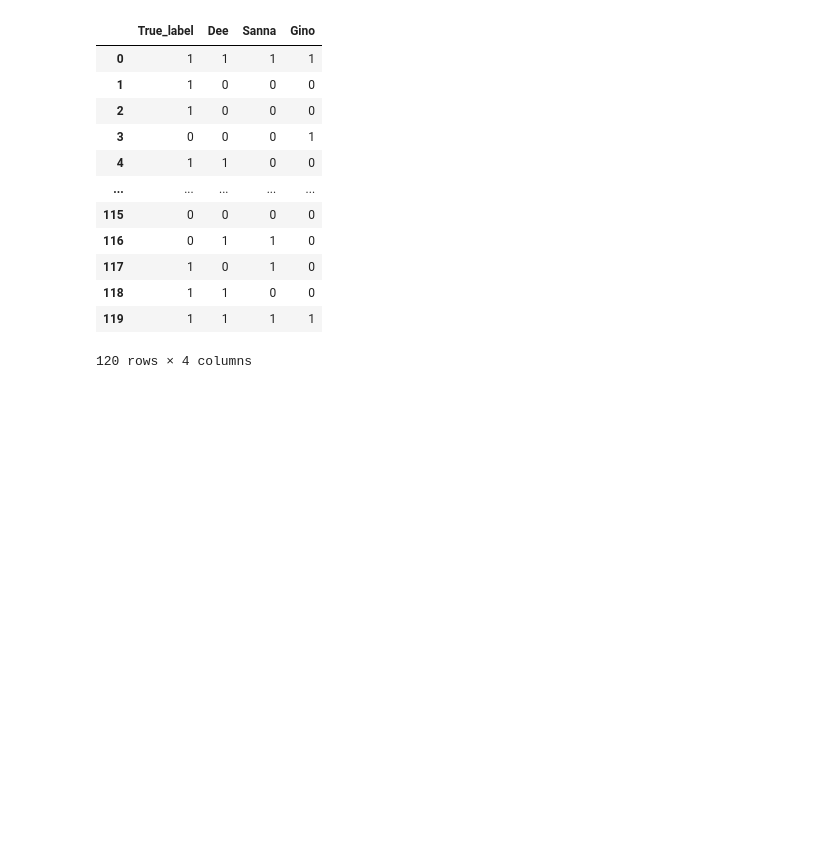
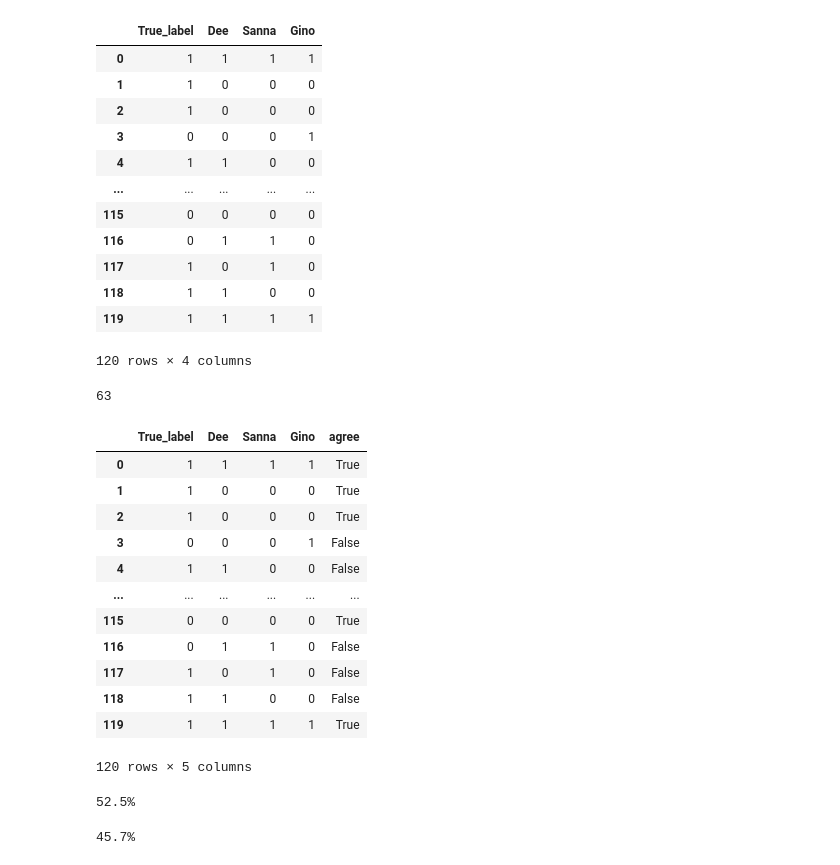
Before and after one commit to dmdequin/fyp2021p4g03, a Jupyter notebook: notebooks/Sanna_working.ipynb, the cells around one changed output. Drawn from its saved outputs; the diff is of its cells as text; code cells hidden in the pictures; blank space fills up the shorter version.

Commit message:
inter-rater comparisons

```diff
--- a/notebooks/Sanna_working.ipynb
+++ b/notebooks/Sanna_working.ipynb
@@ -416,3 +414,41 @@ interrater_df
 | 118 | 1 | 1 | 0 | 0 |
 | 119 | 1 | 1 | 1 | 1 |
 120 rows × 4 columns
+# %%
+interrater_df['agree'] =  ((interrater_df['Dee'] + interrater_df['Sanna'] + interrater_df['Gino']) == 0) |\
+((interrater_df['Dee'] + interrater_df['Sanna'] + interrater_df['Gino']) == 3)
+
+agreed = interrater_df['agree'].sum()
+print(agreed)
+interrater_df#[interrater_df['agree'] == 1]
+# %% [output]
+63
+|  | True_label | Dee | Sanna | Gino | agree |
+| 0 | 1 | 1 | 1 | 1 | True |
+| 1 | 1 | 0 | 0 | 0 | True |
+| 2 | 1 | 0 | 0 | 0 | True |
+| 3 | 0 | 0 | 0 | 1 | False |
+| 4 | 1 | 1 | 0 | 0 | False |
+| ... | ... | ... | ... | ... | ... |
+| 115 | 0 | 0 | 0 | 0 | True |
+| 116 | 0 | 1 | 1 | 0 | False |
+| 117 | 1 | 0 | 1 | 0 | False |
+| 118 | 1 | 1 | 0 | 0 | False |
+| 119 | 1 | 1 | 1 | 1 | True |
+120 rows × 5 columns
+# %%
+## total matches/total = interrater agreement
+a_0 = agreed/len(interrater_df)
+print(f'{a_0:.1%}')
+# %% [output]
+52.5%
+# %%
+## adjust for chance, assumption that there is a uniform distribution where p = 0.5 to choose 0 or 1.
+p = 0.5
+a_c = (p)**len(rater_list)
+
+a_adj = (a_0 - a_c)/(1-a_c)
+
+print(f'{a_adj:.1%}')
+# %% [output]
+45.7%
```
Also changed, not shown: parts of 1 cell of this notebook, 1 other file.
